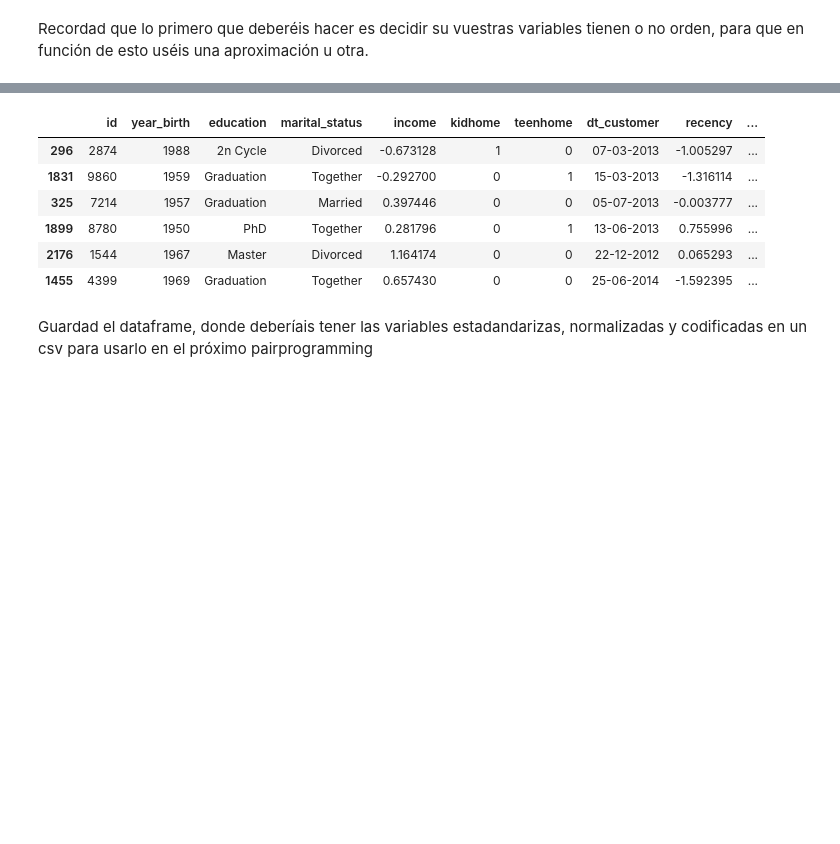
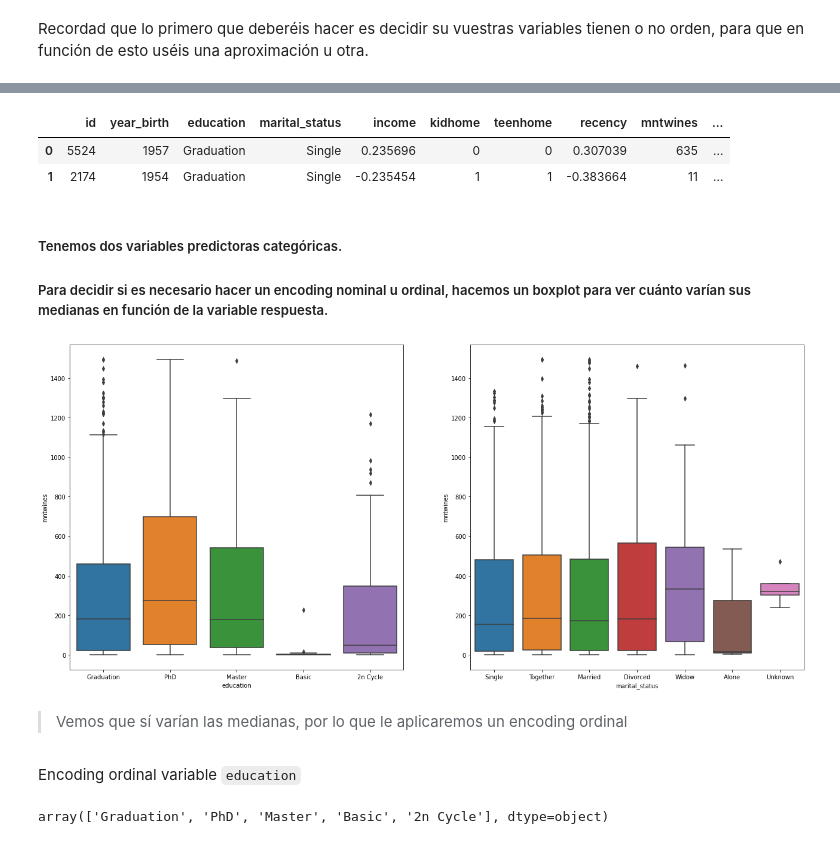
Before and after one commit to Adalab/Adalab-DA-promo-b-modulo-3-sprint-1-Chloe-Diana, a Jupyter notebook: Regresion_lineal/modulo-3-ejercicio-8-regresion-lineal-Encoding.ipynb, the cells around one changed output, grey strips where cells are left out. Drawn from its saved outputs; the diff is of its cells as text; code cells hidden in the pictures; blank space fills up the shorter version.

```diff
--- a/Regresion_lineal/modulo-3-ejercicio-8-regresion-lineal-Encoding.ipynb
+++ b/Regresion_lineal/modulo-3-ejercicio-8-regresion-lineal-Encoding.ipynb
@@ -3,8 +3,18 @@
 # %%
+# Tratamiento de datos
 import pandas as pd
+import numpy as np
+
+# Encoding
 from sklearn.preprocessing import LabelEncoder # para realizar el Label Encoding
 from sklearn.preprocessing import OneHotEncoder  # para realizar el One-Hot Encoding
 
+# Gráficas
+import matplotlib.pyplot as plt
+import seaborn as sns
+plt.rcParams["figure.figsize"] = (10,8)
+
+# Gestión de warnings
 import warnings
 warnings.filterwarnings('ignore')
 pd.options.display.max_columns = None
@@ -164,12 +27,0 @@ array([3, 4, 2, 1, 6, 0, 5])
-# %%
-df.sample(6)
-# %% [output]
-|  | id | year_birth | education | marital_status | income | kidhome | teenhome | dt_customer | recency | ... |
-| 296 | 2874 | 1988 | 2n Cycle | Divorced | -0.673128 | 1 | 0 | 07-03-2013 | -1.005297 | ... |
-| 1831 | 9860 | 1959 | Graduation | Together | -0.292700 | 0 | 1 | 15-03-2013 | -1.316114 | ... |
-| 325 | 7214 | 1957 | Graduation | Married | 0.397446 | 0 | 0 | 05-07-2013 | -0.003777 | ... |
-| 1899 | 8780 | 1950 | PhD | Together | 0.281796 | 0 | 1 | 13-06-2013 | 0.755996 | ... |
-| 2176 | 1544 | 1967 | Master | Divorced | 1.164174 | 0 | 0 | 22-12-2012 | 0.065293 | ... |
-| 1455 | 4399 | 1969 | Graduation | Together | 0.657430 | 0 | 0 | 25-06-2014 | -1.592395 | ... |
-# %% [markdown]
-Guardad el dataframe, donde deberíais tener las variables estadandarizas, normalizadas y codificadas en un csv para usarlo en el próximo pairprogramming
@@ -178,0 +28,29 @@ df_codificado_nom.to_csv('../Datos/vinos_encoding_nominal.csv')
+# %%
+# Cargamos nuestro dataframe con los datos estandarizados y normalizados
+df = pd.read_csv('../Datos/vinos_norm_estandar.csv', index_col = 0)
+df.head(2)
+# %% [output]
+|  | id | year_birth | education | marital_status | income | kidhome | teenhome | recency | mntwines | ... |
+| 0 | 5524 | 1957 | Graduation | Single | 0.235696 | 0 | 0 | 0.307039 | 635 | ... |
+| 1 | 2174 | 1954 | Graduation | Single | -0.235454 | 1 | 1 | -0.383664 | 11 | ... |
+# %% [markdown]
+##### Tenemos dos variables predictoras categóricas.
+
+##### Para decidir si es necesario hacer un encoding nominal u ordinal, hacemos un boxplot para ver cuánto varían sus medianas en función de la variable respuesta.
+# %%
+lista_categoricas= ['education', 'marital_status']
+
+fig, axes = plt.subplots(1, 2, figsize=(22,10))
+for i, col in enumerate(lista_categoricas):
+    sns.boxplot(x=col, y='mntwines', data= df, ax=axes[i]);
+# %% [output]
+[figure, added]
+# %% [markdown]
+> Vemos que sí varían las medianas, por lo que le aplicaremos un encoding ordinal
+# %% [markdown]
+Encoding ordinal variable `education`
+# %%
+# Vemos qué valores únicos tiene nuestra variable
+df['education'].unique()
+# %% [output]
+array(['Graduation', 'PhD', 'Master', 'Basic', '2n Cycle'], dtype=object)
```
Also changed, not shown: parts of 41 cells of this notebook, 9 other files.
